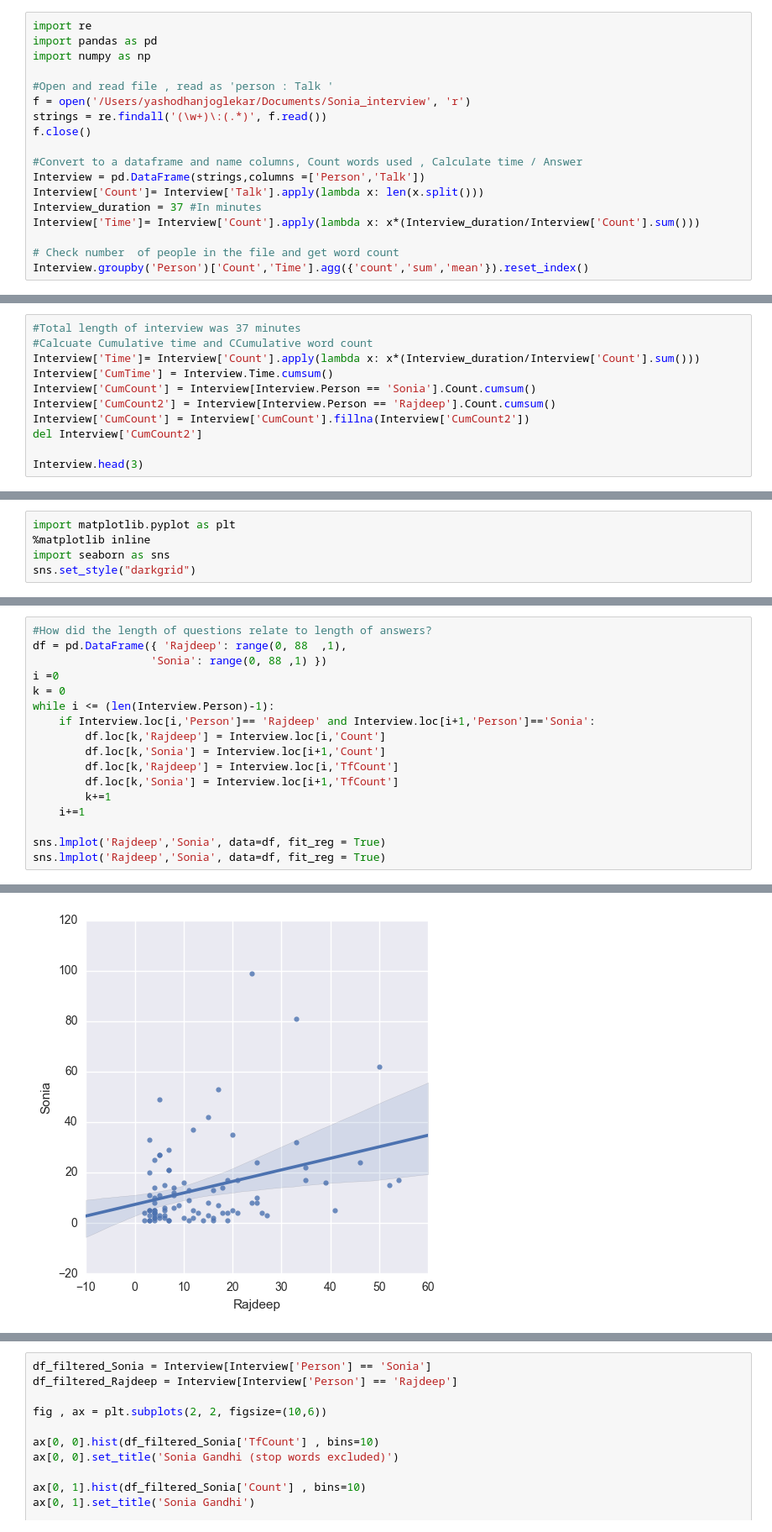
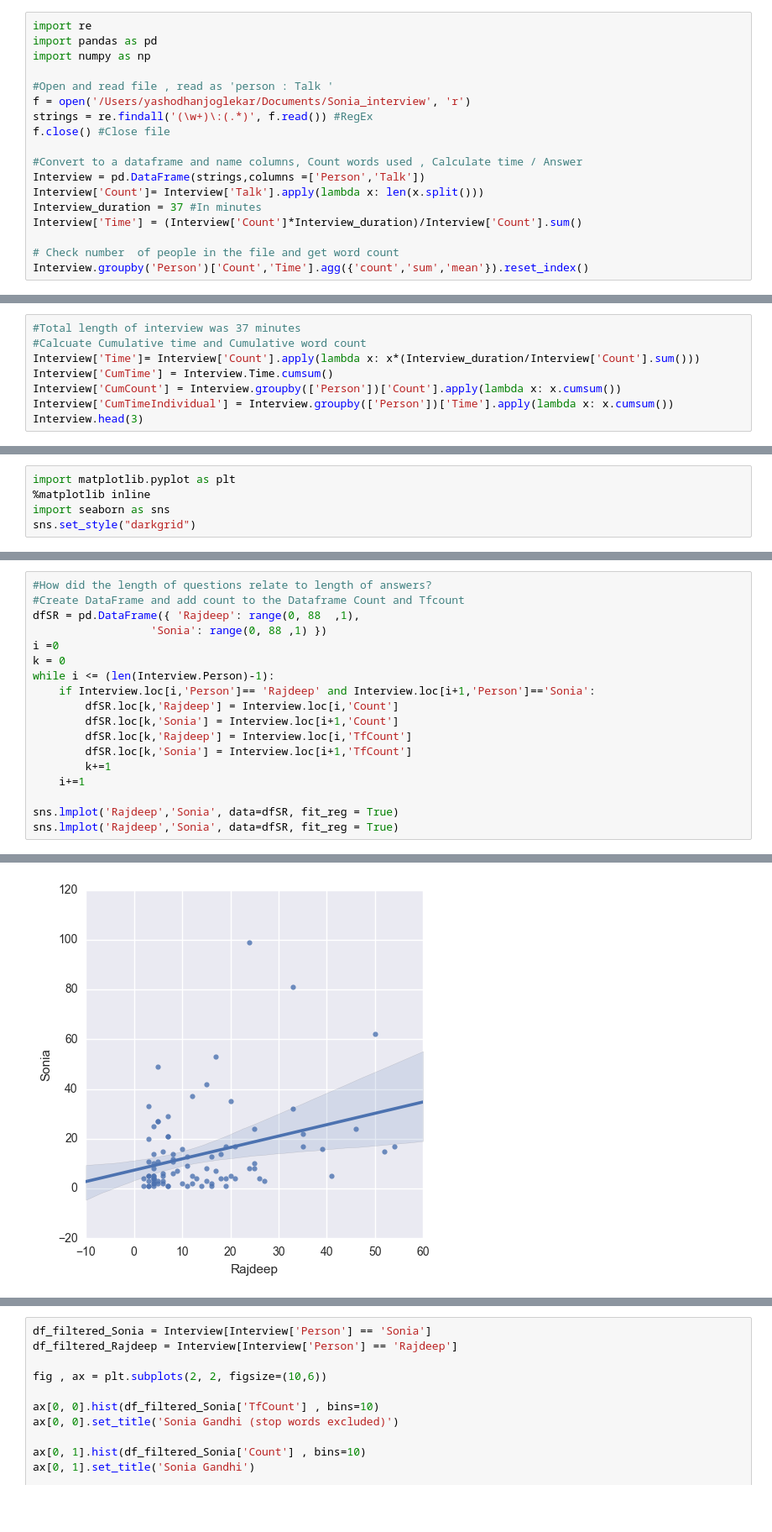
Before and after one commit to Preethikoneti/Interview, a Jupyter notebook: Interview_Sonia.ipynb, the cells around one changed output, grey strips where cells are left out. Shown: that part at 84% size. Cells and saved outputs as stored; diff of their text form; blank space fills up the shorter version.

```diff
--- a/Interview_Sonia.ipynb
+++ b/Interview_Sonia.ipynb
@@ -9,14 +11,14 @@ import numpy as np
 
 #Open and read file , read as 'person : Talk '
 f = open('/Users/yashodhanjoglekar/Documents/Sonia_interview', 'r')
-strings = re.findall('(\w+)\:(.*)', f.read())
-f.close()
+strings = re.findall('(\w+)\:(.*)', f.read()) #RegEx
+f.close() #Close file
 
 #Convert to a dataframe and name columns, Count words used , Calculate time / Answer
 Interview = pd.DataFrame(strings,columns =['Person','Talk'])
 Interview['Count']= Interview['Talk'].apply(lambda x: len(x.split()))
 Interview_duration = 37 #In minutes
-Interview['Time']= Interview['Count'].apply(lambda x: x*(Interview_duration/Interview['Count'].sum()))
+Interview['Time'] = (Interview['Count']*Interview_duration)/Interview['Count'].sum()
 
 # Check number  of people in the file and get word count
 Interview.groupby('Person')['Count','Time'].agg({'count','sum','mean'}).reset_index()
@@ -28,12 +30,9 @@ Interview.groupby('Person')['Count','Time'].agg({'count','sum','mean'}).reset_in
 # %%
 #Total length of interview was 37 minutes
-#Calcuate Cumulative time and CCumulative word count
+#Calcuate Cumulative time and Cumulative word count
 Interview['Time']= Interview['Count'].apply(lambda x: x*(Interview_duration/Interview['Count'].sum()))
 Interview['CumTime'] = Interview.Time.cumsum()
-Interview['CumCount'] = Interview[Interview.Person == 'Sonia'].Count.cumsum()
-Interview['CumCount2'] = Interview[Interview.Person == 'Rajdeep'].Count.cumsum()
-Interview['CumCount'] = Interview['CumCount'].fillna(Interview['CumCount2'])
-del Interview['CumCount2']
-
+Interview['CumCount'] = Interview.groupby(['Person'])['Count'].apply(lambda x: x.cumsum())
+Interview['CumTimeIndividual'] = Interview.groupby(['Person'])['Time'].apply(lambda x: x.cumsum())
 Interview.head(3)
 # %% [output]
@@ -96,20 +98,21 @@ ax.legend(bbox_to_anchor=(1,1),ncol=1);
 # %%
 #How did the length of questions relate to length of answers?
-df = pd.DataFrame({ 'Rajdeep': range(0, 88  ,1),
+#Create DataFrame and add count to the Dataframe Count and Tfcount
+dfSR = pd.DataFrame({ 'Rajdeep': range(0, 88  ,1),
                   'Sonia': range(0, 88 ,1) })
 i =0
 k = 0
 while i <= (len(Interview.Person)-1):
     if Interview.loc[i,'Person']== 'Rajdeep' and Interview.loc[i+1,'Person']=='Sonia':
-        df.loc[k,'Rajdeep'] = Interview.loc[i,'Count']
-        df.loc[k,'Sonia'] = Interview.loc[i+1,'Count']
-        df.loc[k,'Rajdeep'] = Interview.loc[i,'TfCount']
-        df.loc[k,'Sonia'] = Interview.loc[i+1,'TfCount']
+        dfSR.loc[k,'Rajdeep'] = Interview.loc[i,'Count']
+        dfSR.loc[k,'Sonia'] = Interview.loc[i+1,'Count']
+        dfSR.loc[k,'Rajdeep'] = Interview.loc[i,'TfCount']
+        dfSR.loc[k,'Sonia'] = Interview.loc[i+1,'TfCount']
         k+=1
     i+=1
 
-sns.lmplot('Rajdeep','Sonia', data=df, fit_reg = True)
-sns.lmplot('Rajdeep','Sonia', data=df, fit_reg = True)
+sns.lmplot('Rajdeep','Sonia', data=dfSR, fit_reg = True)
+sns.lmplot('Rajdeep','Sonia', data=dfSR, fit_reg = True)
 # %% [output]
 <seaborn.axisgrid.FacetGrid at 0x...>
-[figure, old version]
+[figure, new version]
```
Also changed, not shown: parts of 18 cells of this notebook.
